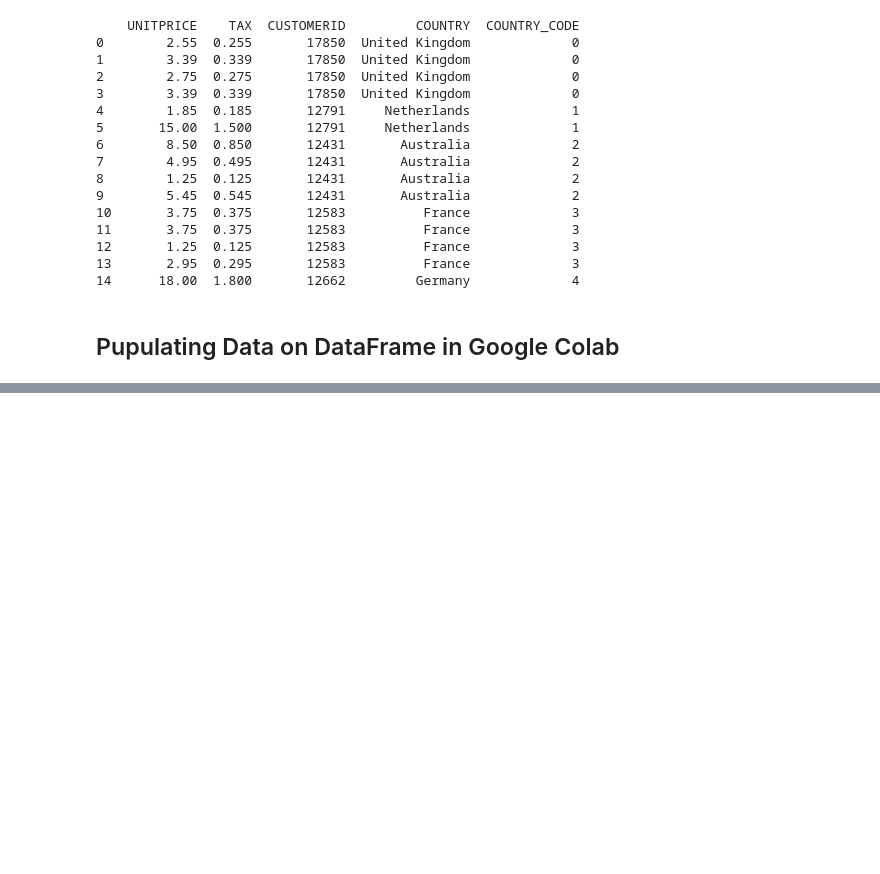
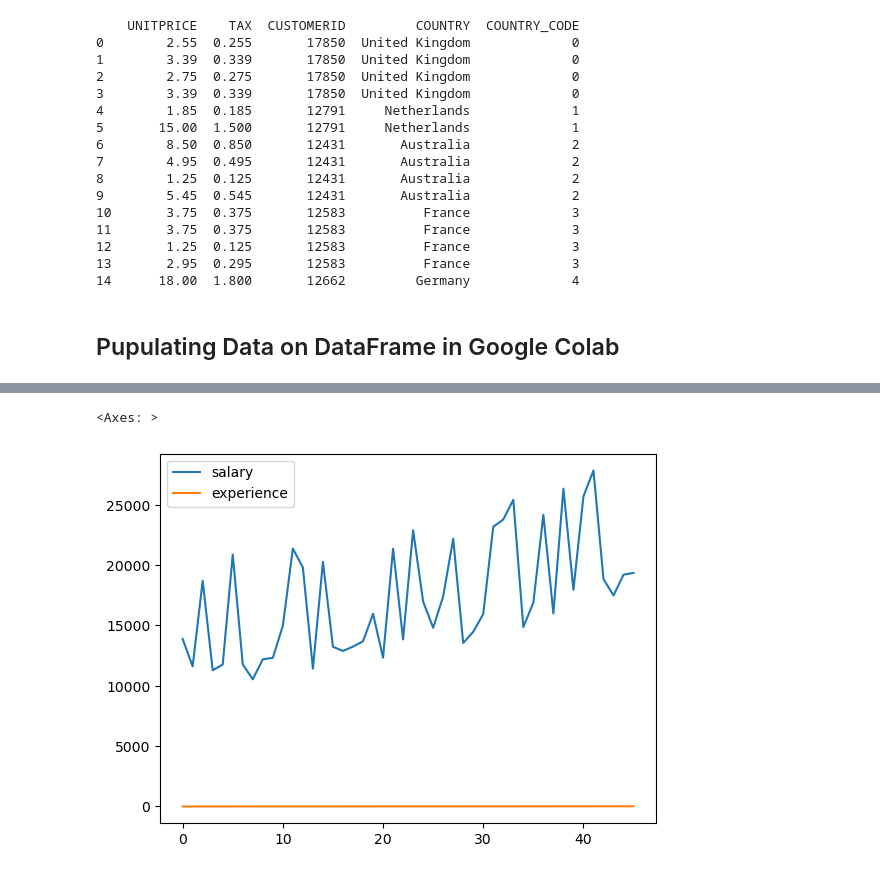
Before and after one commit to toarnabtrainer/AEC_ML_With_Python_January_2024, a Jupyter notebook: Pandas.ipynb, the cells around one changed output, grey strips where cells are left out. Drawn from its saved outputs; the diff is of its cells as text; code cells hidden in the pictures; blank space fills up the shorter version.

```diff
--- a/Pandas.ipynb
+++ b/Pandas.ipynb
@@ -1768,0 +1840,4 @@ df.head()
+# %%
+df = pd.read_csv("salary_table.csv")
+print (df.shape)
+df.head()
@@ -1768,0 +1852,5 @@ df.head()
+# %%
+df.plot()
+# %% [output]
+<Axes: >
+[figure, added]
```
Also changed, not shown: parts of 25 cells of this notebook.
